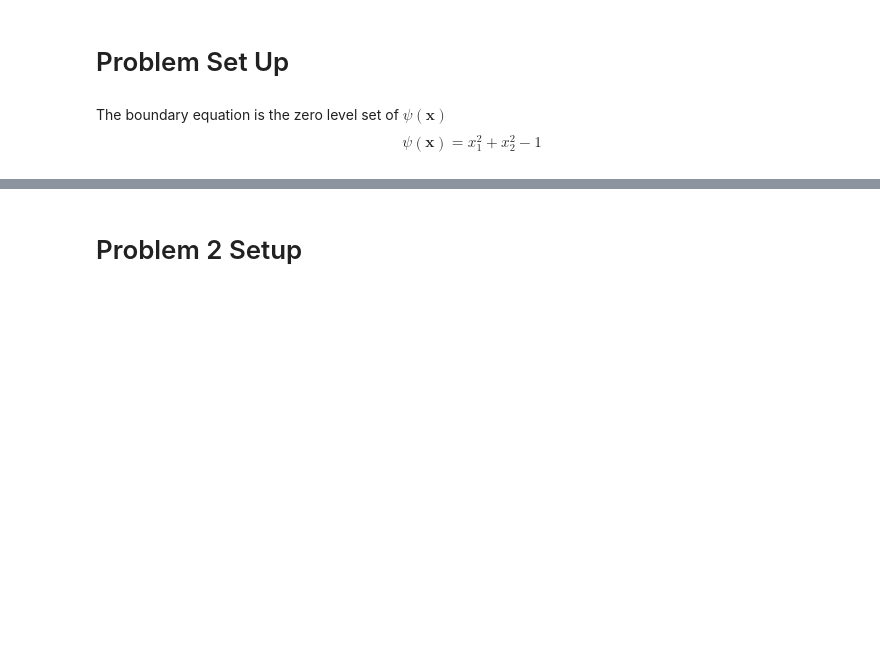
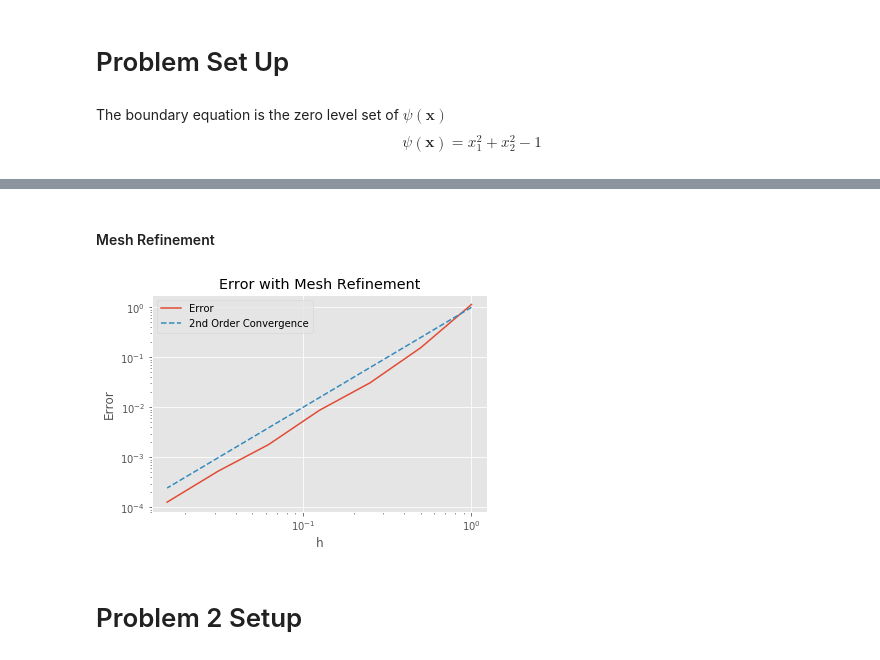
Before and after one commit to marissachanlatte/EmbeddedBoundary, a Jupyter notebook: 2DEmbeddedBoundary.ipynb, the cells around one changed output, grey strips where cells are left out. Cells and saved outputs as stored; diff of their text form; code cells hidden in the pictures; blank space fills up the shorter version.

```diff
--- a/2DEmbeddedBoundary.ipynb
+++ b/2DEmbeddedBoundary.ipynb
@@ -334,3 +334,39 @@ ax.invert_yaxis()
+# %% [markdown]
+#### Mesh Refinement
+# %%
+Q = 2
+area_err = []
+all_cells = []
+for i in range(7):
+    # Cell Centers
+    h = 1/(2**i)
+    a = -1 - h/2
+    b = 1 + h/2
+    x = np.linspace(a, b, 2/h + 2)
+    y = np.linspace(a, b, 2/h + 2)
+    X, Y = np.meshgrid(x,y)
+    points = np.array(list(zip(X.flatten(), Y.flatten())))
+    num_cells = len(points)
+    all_cells.append(h)
+
+    # Setup Normals
+    normal_derivatives = setup_normals(Q, num_cells, partialPsiCircle, circleL)
+    # Compute 1d Moments
+    vol_frac_1d = compute_1d_moments(num_cells, points, h, circleIntersection, type="circle")
+    # Main Loop
+    volume_moments_circle, boundary_moments = main(Q, num_cells, vol_frac_1d, points, h, normal_derivatives, type='circle')
+    area = volume_moments_circle[0, 0, :].sum()
+    area_err.append(np.abs(np.pi - area))
+# %%
+plt.loglog(all_cells, area_err, label="Error")
+plt.loglog(all_cells, np.array(all_cells)**2, linestyle="--", label="2nd Order Convergence")
+plt.title("Error with Mesh Refinement")
+plt.ylabel("Error")
+plt.xlabel("h")
+plt.legend()
+plt.show()
+# %% [output]
+[figure, added]
 # %% [markdown]
 # Problem 2 Setup
 # %% [markdown]
```
Also changed, not shown: parts of 4 cells of this notebook.
